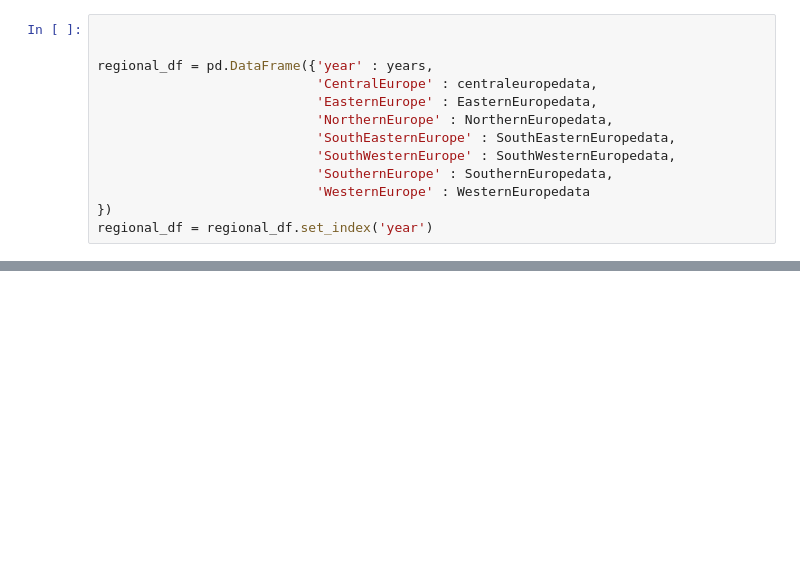
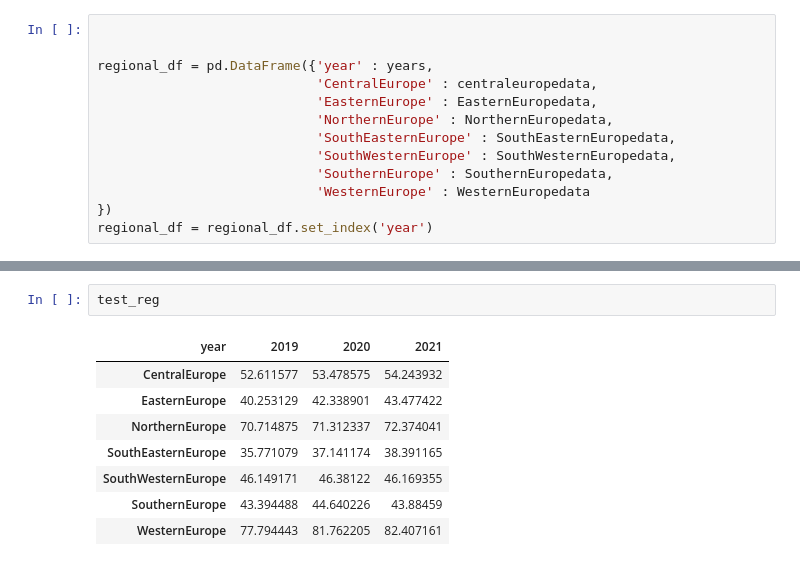
Before and after one commit to JoanneLin168/ADS-European-Productivity, a Jupyter notebook: Notebooks/Productivity_predictions.ipynb, the cells around one changed output, grey strips where cells are left out. Drawn from its saved outputs; the diff is of its cells as text; blank space fills up the shorter version.

```diff
--- a/Notebooks/Productivity_predictions.ipynb
+++ b/Notebooks/Productivity_predictions.ipynb
@@ -660,0 +637,11 @@ regional_df = regional_df.set_index('year')
+# %%
+test_reg
+# %% [output]
+| year | 2019 | 2020 | 2021 |
+| CentralEurope | 52.611577 | 53.478575 | 54.243932 |
+| EasternEurope | 40.253129 | 42.338901 | 43.477422 |
+| NorthernEurope | 70.714875 | 71.312337 | 72.374041 |
+| SouthEasternEurope | 35.771079 | 37.141174 | 38.391165 |
+| SouthWesternEurope | 46.149171 | 46.38122 | 46.169355 |
+| SouthernEurope | 43.394488 | 44.640226 | 43.88459 |
+| WesternEurope | 77.794443 | 81.762205 | 82.407161 |
```
Also changed, not shown: parts of 25 cells of this notebook.
